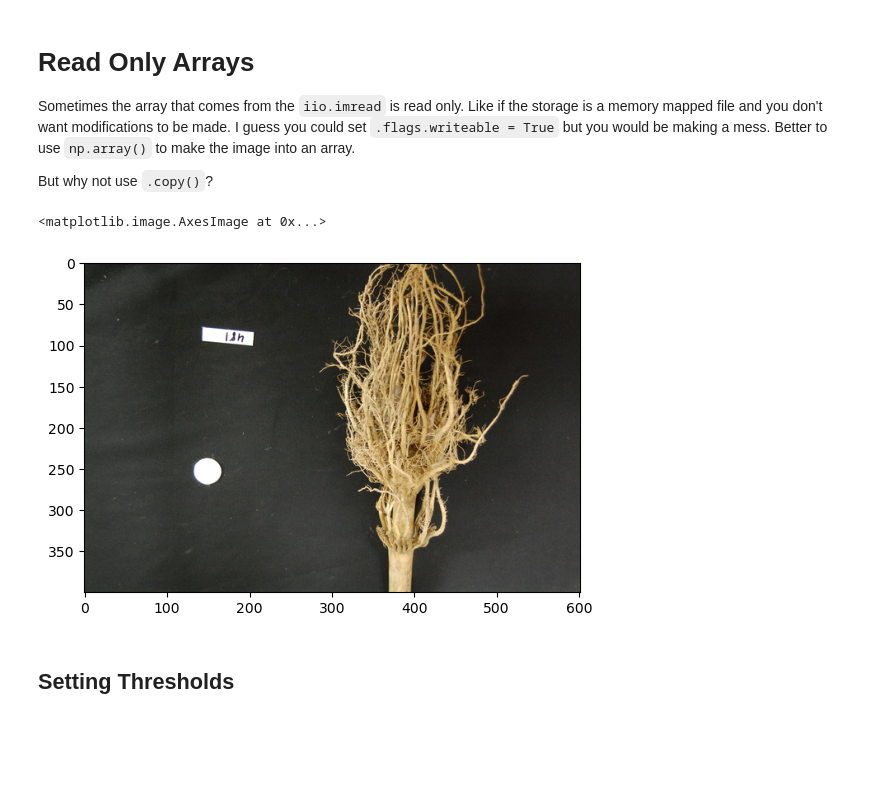
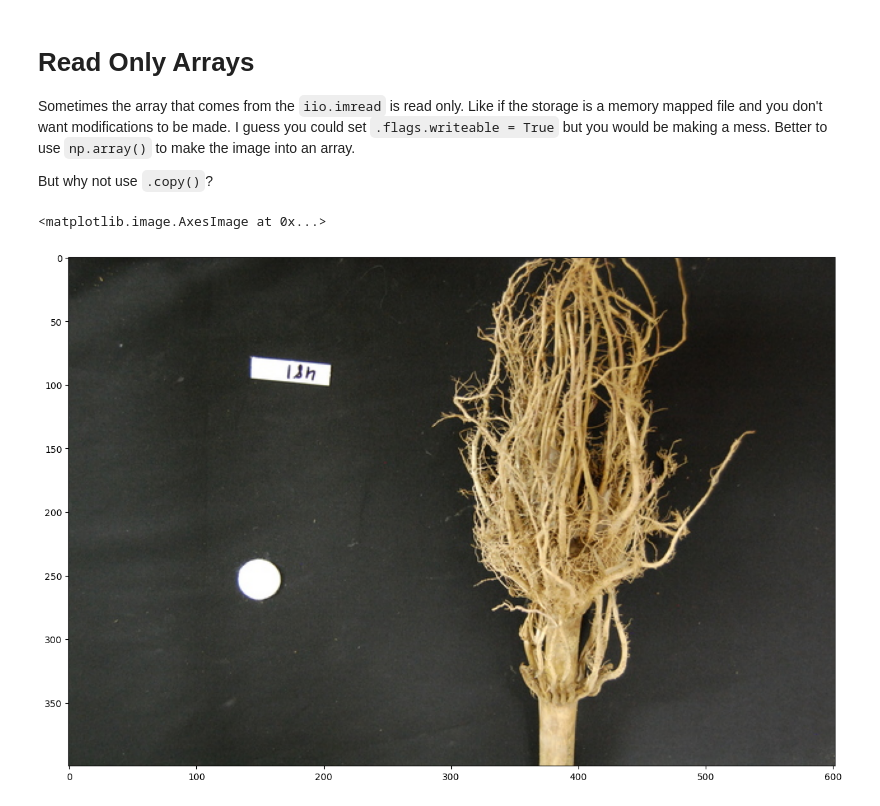
Before and after one commit to joejcollins/aqua-marina, a Jupyter notebook: note_books/031_read_only.ipynb, the cells around one changed output. Drawn from its saved outputs; the diff is of its cells as text; code cells hidden in the pictures; blank space fills up the shorter version.

```diff
--- a/note_books/031_read_only.ipynb
+++ b/note_books/031_read_only.ipynb
@@ -12,20 +12,18 @@ But why not use `.copy()`?
 # %%
 import imageio.v3 as iio
 import numpy
 from aqua_marina import file_finder_service
 from matplotlib import pyplot
 
 maize_image_path = file_finder_service.find_training_image("maize-root-cluster.jpg")
 
 maize_roots = iio.imread(uri=maize_image_path)
-maize_roots.flags.writeable = False
+maize_roots.flags.writeable = True
 writeable_maize_roots = numpy.array(maize_roots)
 
 # display original image
-fig, ax = pyplot.subplots()
+fig, ax = pyplot.subplots(figsize=(15,15))
 ax.imshow(writeable_maize_roots)
 # %% [output]
 <matplotlib.image.AxesImage at 0x...>
-[figure, old version]
+[figure, new version]
-# %% [markdown]
-## Setting Thresholds
```
Also changed, not shown: parts of 1 cell of this notebook, 7 other files.
